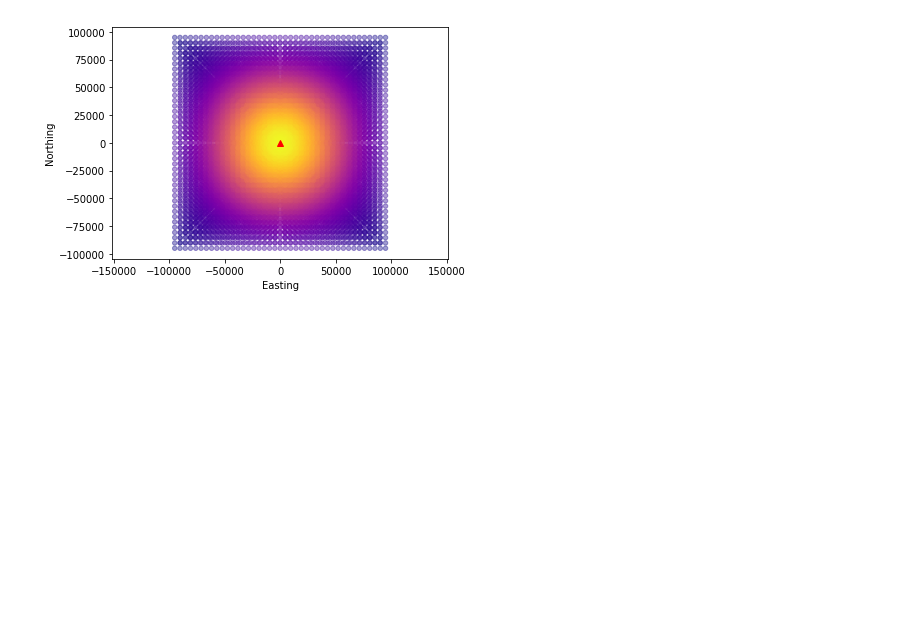
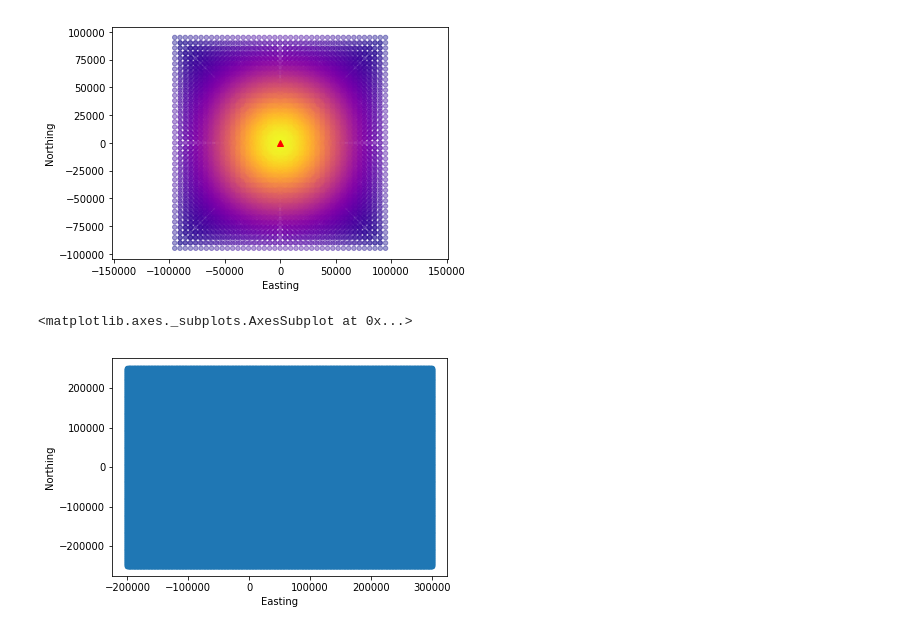
Before and after one commit to nmostert/spew, a Jupyter notebook: notebooks/Grid_Generation/Untitled.ipynb, the cells around one changed output. Drawn from its saved outputs; the diff is of its cells as text; code cells hidden in the pictures; blank space fills up the shorter version.

```diff
--- a/notebooks/Grid_Generation/Untitled.ipynb
+++ b/notebooks/Grid_Generation/Untitled.ipynb
@@ -87,3 +87,10 @@ plt.tight_layout()
 plt.show()
 # %% [output]
 [figure]
+# %%
+vent = (0, 0)
+df = construct_grid(vent, 250, 300, 250, 200, 1, 1000)
+df.plot.scatter("Easting", "Northing")
+# %% [output]
+<matplotlib.axes._subplots.AxesSubplot at 0x...>
+[figure, added]
```
Also changed, not shown: parts of 1 cell of this notebook, 50 other files.
